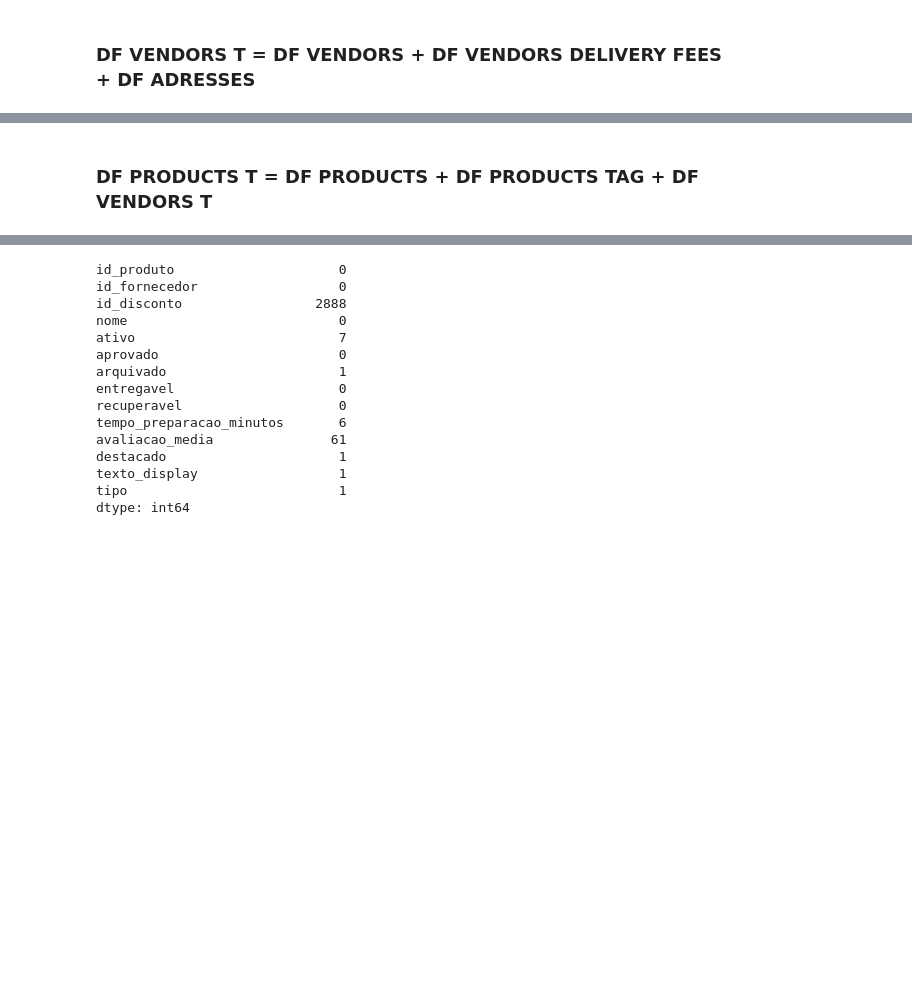
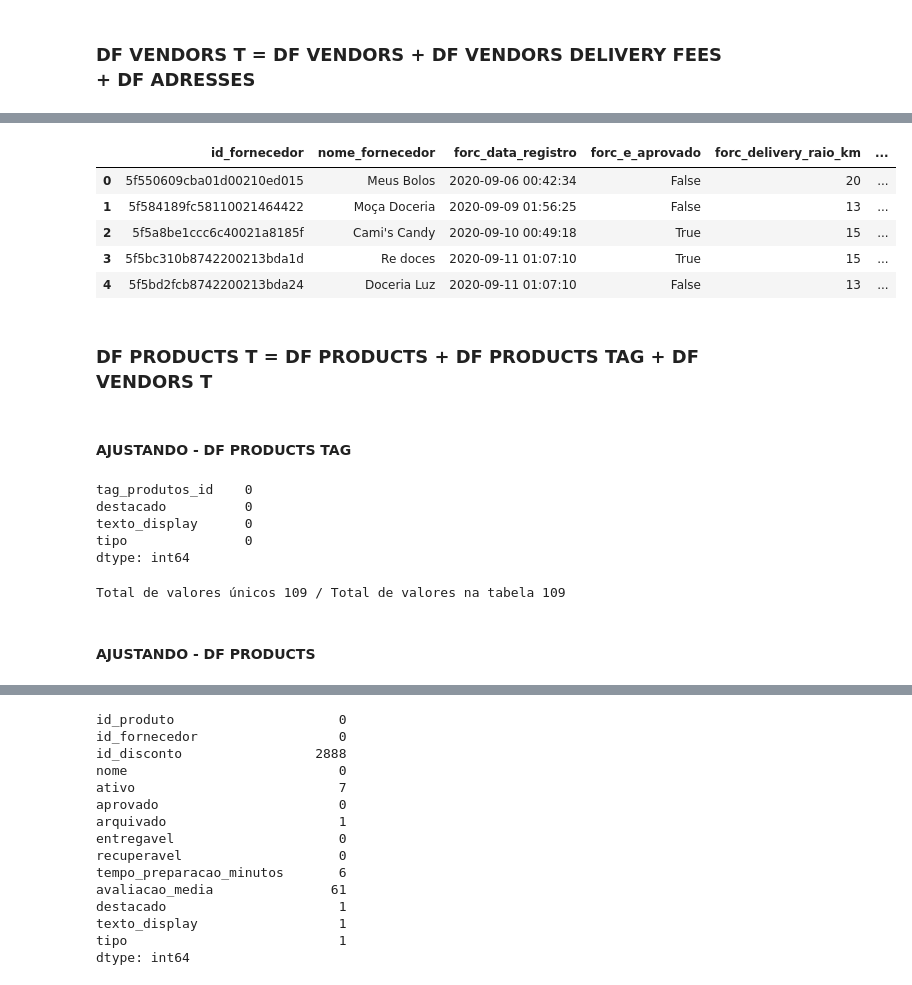
Before and after one commit to Dimmy-Mess/hackathon-nestle, a Jupyter notebook: hackathon_nestle/notebooks/C00 - RMK - notebook.ipynb, the cells around one changed output, grey strips where cells are left out. Cells and saved outputs as stored; diff of their text form; code cells hidden in the pictures; blank space fills up the shorter version.

```diff
--- a/hackathon_nestle/notebooks/C00 - RMK - notebook.ipynb
+++ b/hackathon_nestle/notebooks/C00 - RMK - notebook.ipynb
@@ -68,0 +234,2 @@ df_vendors.shape
+# %%
+df_vendors_delivery_fees = n_df_vendors_delivery.copy()
@@ -68,0 +256,4 @@ df_vendors.shape
+# %%
+# Analisando os endereços duplicados, verificou-se que é apenas variação do CEP. Os valores duplicados serão eliminados.
+df_addresses = df_addresses.drop_duplicates(subset='id_endereco')
+df_addresses.shape
@@ -68,0 +287,3 @@ df_vendors.shape
+# %%
+# as colunas abaixo possuem valores 0 em todas as linhas. será retirado do DF.
+df_vendors = df_vendors.drop(columns=['qtde_produtos', 'preco_medio', 'avaliacao_media'])
@@ -69,8 +292,8 @@ df_vendors.shape
 # %%
 # Juntando a tabela DF VENDORS com a VENDORS DELIVERY FEES
-df_vendors_t = pd.merge(df_vendors, df_vendors_delivery_fees, on='id_fornecedor', how='left')
-df_t = df_addresses.drop('id_fornecedor', axis=1)
+df_vendors_t = df_vendors.merge(df_vendors_delivery_fees, on="id_fornecedor", how="left")
+df_vendors_t = df_vendors_t.drop(columns='nome_empresa')
 # Juntando a tabela DF VENDORS T com a ADRESSES
+df_t = df_addresses.drop('id_fornecedor', axis=1) #id_fornecedor está praticamente vazia neste DF.
 df_vendors_t = pd.merge(df_vendors_t, df_t, on='id_endereco', how='left')
 df_vendors_t = df_vendors_t.drop('id_endereco', axis=1)
-df_vendors_t.isna().sum()
@@ -148,2 +325,27 @@ df_vendors_t.sample(40)
+# %%
+df_vendors_t.head()
+# %% [output]
+|  | id_fornecedor | nome_fornecedor | forc_data_registro | forc_e_aprovado | forc_delivery_raio_km | ... |
+| 0 | 5f550609cba01d00210ed015 | Meus Bolos | 2020-09-06 00:42:34 | False | 20 | ... |
+| 1 | 5f584189fc58110021464422 | Moça Doceria | 2020-09-09 01:56:25 | False | 13 | ... |
+| 2 | 5f5a8be1ccc6c40021a8185f | Cami's Candy | 2020-09-10 00:49:18 | True | 15 | ... |
+| 3 | 5f5bc310b8742200213bda1d | Re doces | 2020-09-11 01:07:10 | True | 15 | ... |
+| 4 | 5f5bd2fcb8742200213bda24 | Doceria Luz | 2020-09-11 01:07:10 | False | 13 | ... |
 # %% [markdown]
 ### DF PRODUCTS T = DF PRODUCTS + DF PRODUCTS TAG + DF VENDORS T
+# %% [markdown]
+#### AJUSTANDO - DF PRODUCTS TAG
+# %%
+df_product_tags.isna().sum()
+# %% [output]
+tag_produtos_id    0
+destacado          0
+texto_display      0
+tipo               0
+dtype: int64
+# %%
+print('Total de valores únicos', len(df_product_tags['tag_produtos_id'].unique()), '/ Total de valores na tabela', df_product_tags.shape[0])
+# %% [output]
+Total de valores únicos 109 / Total de valores na tabela 109
+# %% [markdown]
+#### AJUSTANDO - DF PRODUCTS
```
Also changed, not shown: parts of 32 cells of this notebook.
